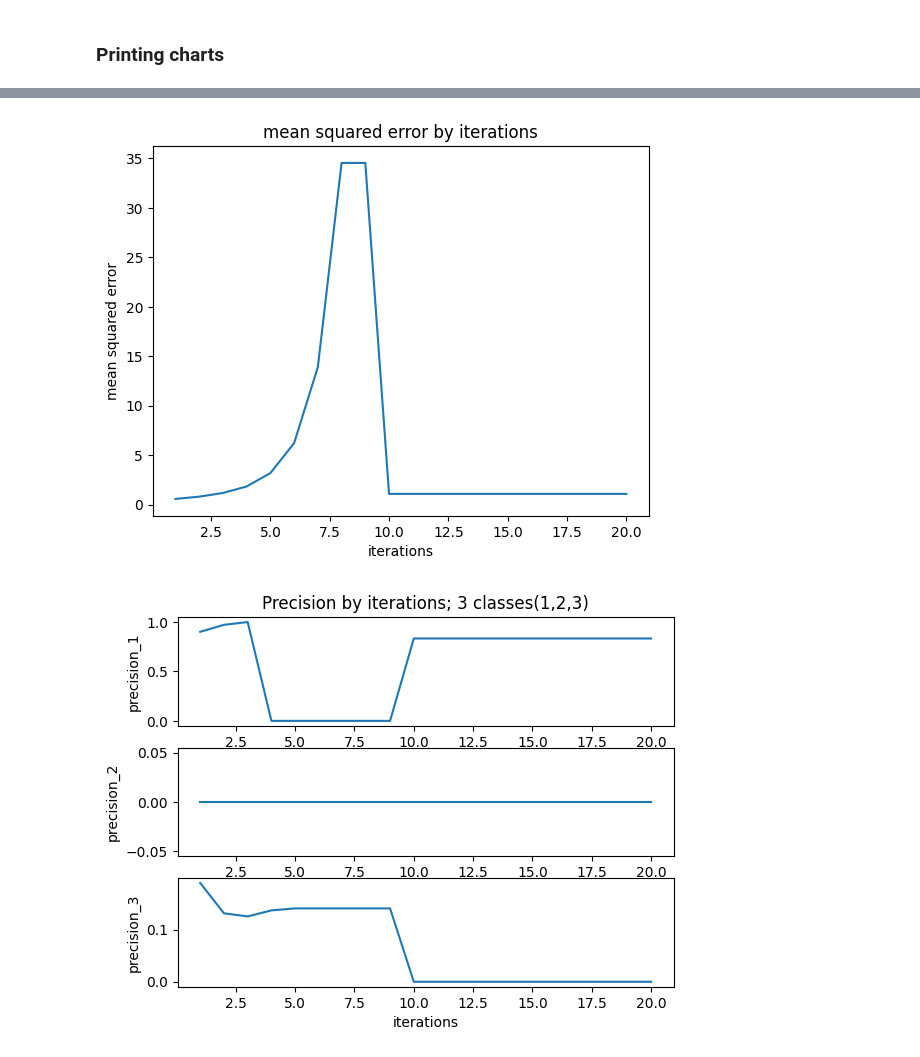
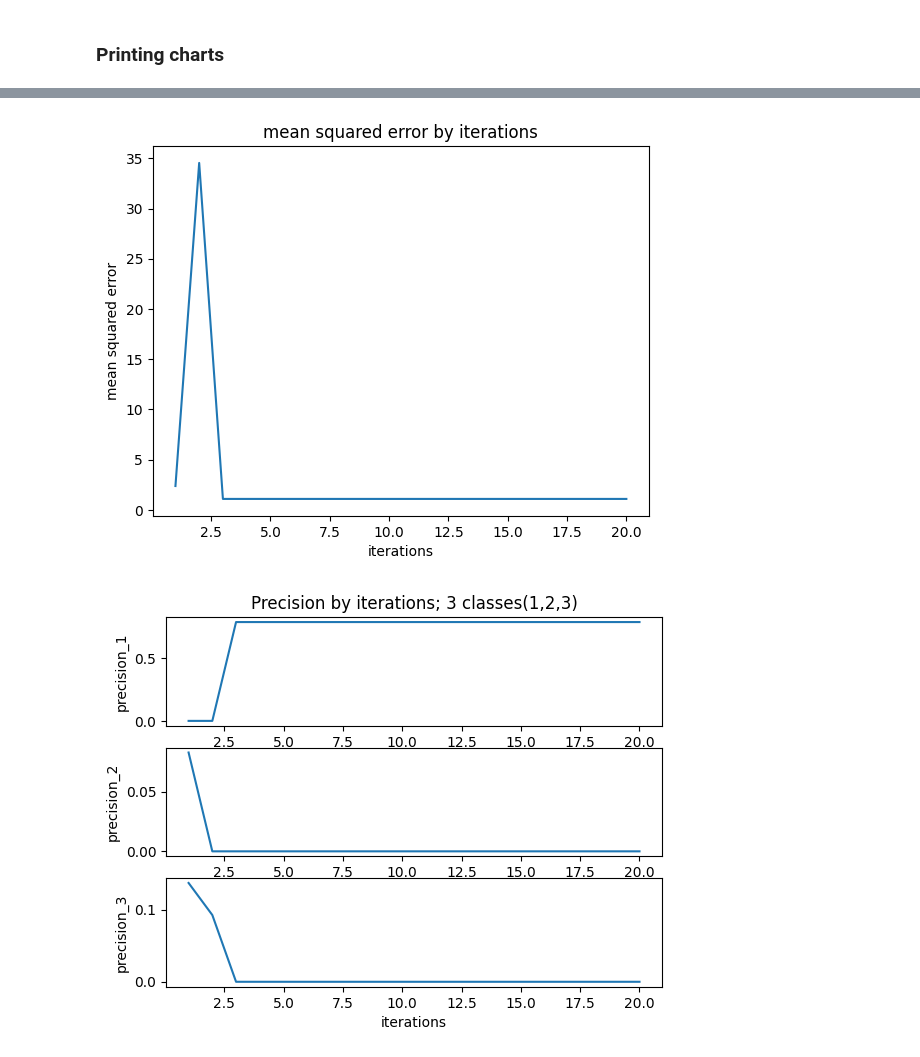
Before and after one commit to dpasierbiewicz/Cardiotocography_Fetus_Classification, a Jupyter notebook: CTG_notebook.ipynb, the cells around one changed output, grey strips where cells are left out. Saved outputs shown, nothing was run; the diff lists cells and outputs as text; code cells hidden in the pictures.

```diff
--- a/CTG_notebook.ipynb
+++ b/CTG_notebook.ipynb
@@ -614,8 +614,8 @@ def print_charts():
     plt.ylabel('recall_3')
     plt.show()
 # %%
-learning_rate = 0.00005
-hidden_layer_neuron_amount = 25
+learning_rate = 0.0005
+hidden_layer_neuron_amount = 10
 epochs = 20
 hidden_layer_weights = np.random.randn(22, hidden_layer_neuron_amount) * np.sqrt(2/22)
 output_layer_weights = np.random.randn(hidden_layer_neuron_amount, 3) * np.sqrt(2/hidden_layer_neuron_amount)
@@ -672,3 +672,3 @@ ACCURACY:
 ===============
-[figure, old version]
+[figure, new version]
-[figure, old version]
+[figure, new version]
```
Also changed, not shown: parts of 4 cells of this notebook.
